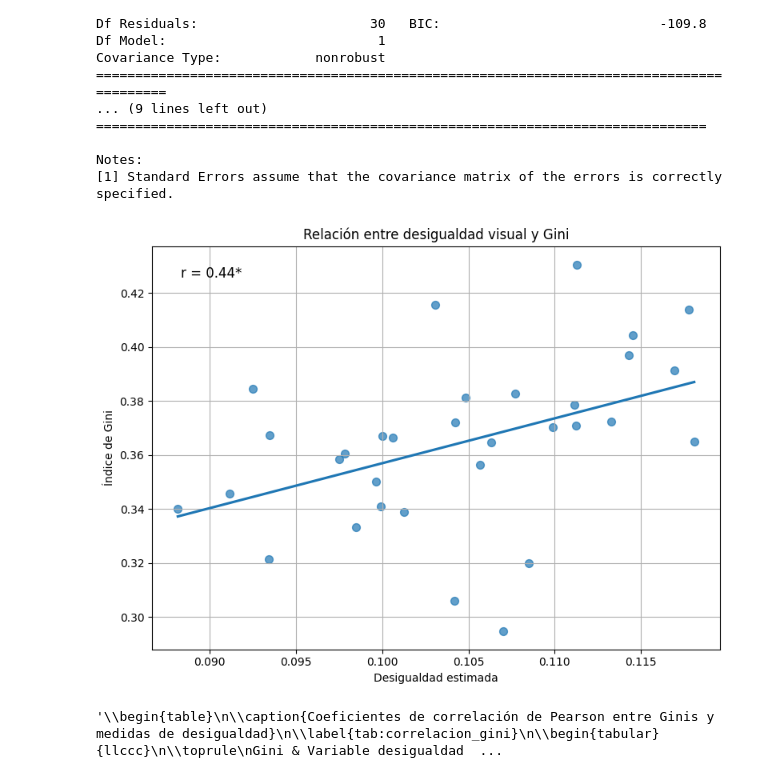
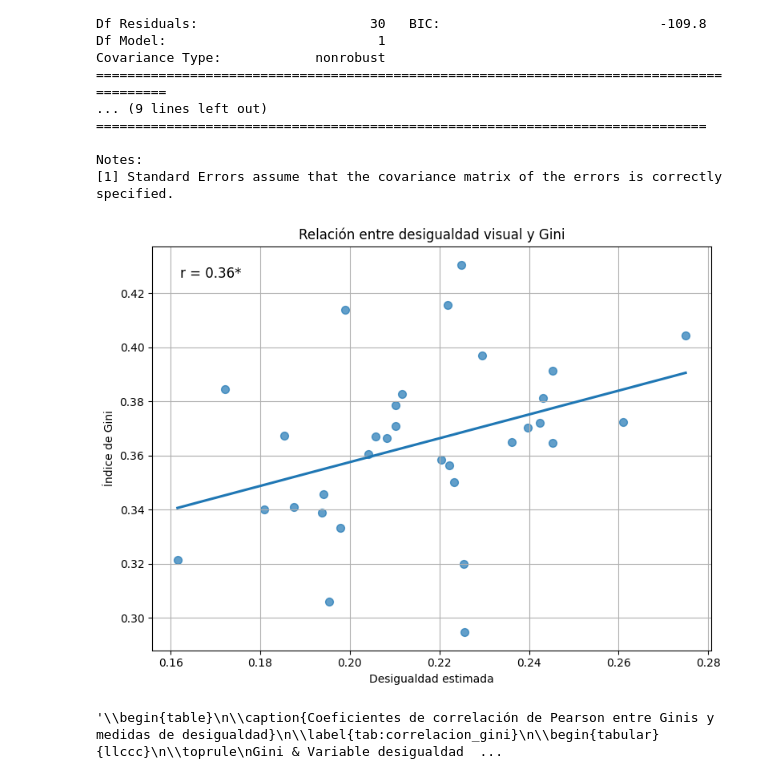
Before and after one commit to LCaravaggio/FelicidadDesigualdad, a Jupyter notebook: Gini_EPH.ipynb, the cells around one changed output. Saved outputs shown, nothing was run; the diff lists cells and outputs as text; code cells hidden in the pictures.

```diff
--- a/Gini_EPH.ipynb
+++ b/Gini_EPH.ipynb
@@ -473,7 +473,7 @@ import os
 
 # Cargar MobileNetV2 hasta la capa 12
 model = models.mobilenet_v2(pretrained=True)
-model = torch.nn.Sequential(*list(model.features[:18]))
+model = torch.nn.Sequential(*list(model.features[:10]))
 model.eval()
 
 # Transformaciones de imagen
@@ -646,40 +646,40 @@ import matplotlib.pyplot as plt
 from scipy.stats import pearsonr
 
 # Filtrar datos válidos
-x = ciudades["Desigualdad_15km_crop"]
+x = ciudades["Desigualdad_10km"]
 y = ciudades["Gini_Hogares"]
 mask = x.notna() & y.notna()
 x_valid = x[mask]
 y_valid = y[mask]
 
 # Calcular correlación
 r, p = pearsonr(x_valid, y_valid)
 
 # Determinar nivel de significancia
 if p < 0.001:
     stars = "***"
 elif p < 0.01:
     stars = "**"
 elif p < 0.05:
     stars = "*"
 else:
     stars = ""
 
 # Crear gráfico
 plt.figure(figsize=(8, 6))
 sns.regplot(x=x_valid, y=y_valid, ci=None, scatter_kws={"s": 50, "alpha": 0.7})
 
 # Anotar r y p
 plt.text(0.05, 0.95, f"r = {r:.2f}{stars}", ha="left", va="top", transform=plt.gca().transAxes, fontsize=12)
 
 plt.xlabel("Desigualdad estimada")
 plt.ylabel("Índice de Gini")
 plt.title("Relación entre desigualdad visual y Gini")
 plt.grid(True)
 plt.tight_layout()
 plt.show()
 # %% [output]
-[figure, old version]
+[figure, new version]
 # %%
 import pandas as pd
 from scipy.stats import pearsonr
```
Also changed, not shown: parts of 1 cell of this notebook.
